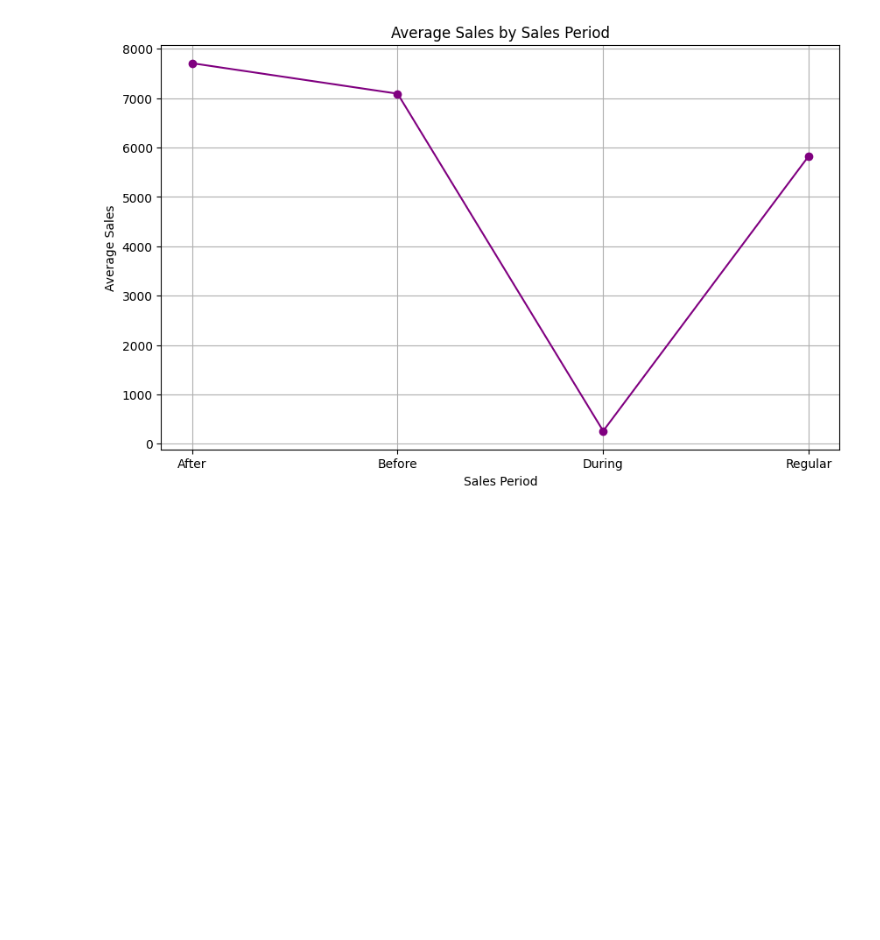
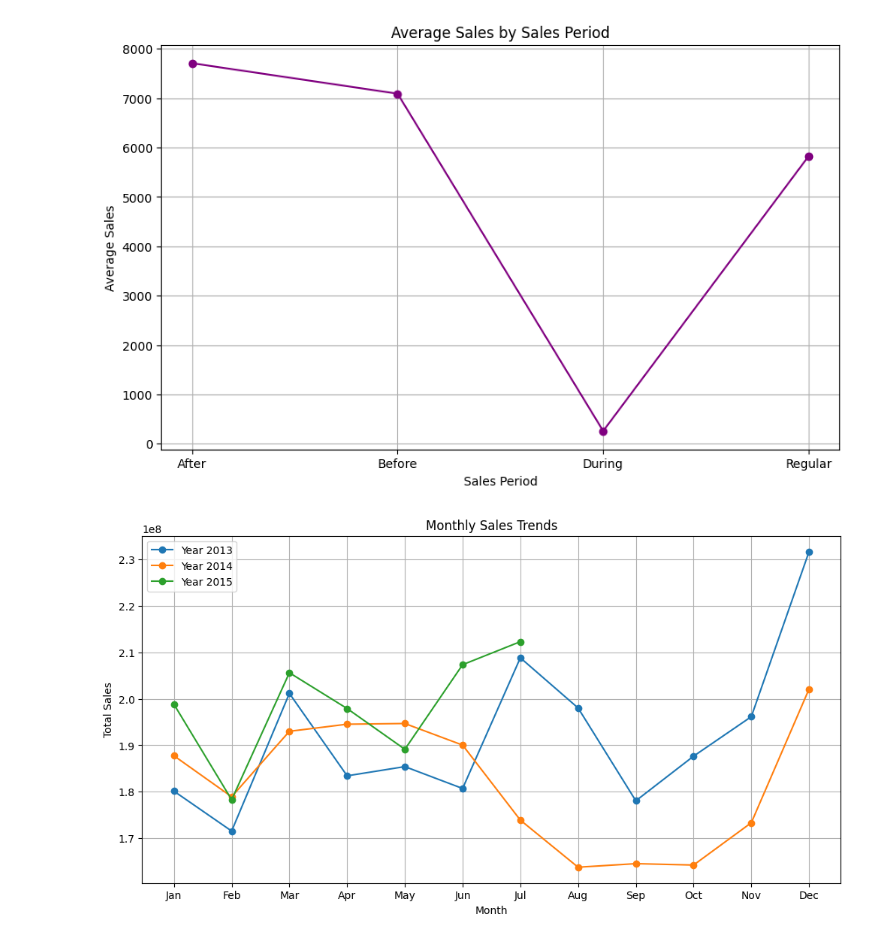
Before and after one commit to hasankere/Week4_Challenge_Document, a Jupyter notebook: notebooks/pharmacy.ipynb, the cells around one changed output. Drawn from its saved outputs; the diff is of its cells as text; code cells hidden in the pictures; blank space fills up the shorter version.

```diff
--- a/notebooks/pharmacy.ipynb
+++ b/notebooks/pharmacy.ipynb
@@ -256,3 +256,91 @@ Sales Analysis by Period:
 3     Regular  5830.705337  5319253357
 [figure]
 [figure]
+# %%
+
+# Set up logging
+logging.basicConfig(
+    filename="seasonal_behavior.log",
+    level=logging.INFO,
+    format="%(asctime)s - %(levelname)s - %(message)s"
+)
+
+# File path for train.csv
+data = r"C:\Users\Hasan\Desktop\week4"
+train_file = os.path.join(data, "train.csv")
+
+try:
+    # Load the dataset
+    logging.info("Loading train.csv...")
+    df = pd.read_csv(train_file)
+    logging.info(f"train.csv loaded successfully. Shape: {df.shape}")
+
+    # Preprocess the data
+    logging.info("Preprocessing data...")
+    df['Date'] = pd.to_datetime(df['Date'])  # Convert 'Date' to datetime
+    df['Month'] = df['Date'].dt.month       # Extract month
+    df['Year'] = df['Date'].dt.year         # Extract year
+
+    # Define holiday flags
+    logging.info("Defining seasonal flags...")
+    df['Christmas'] = df['Month'].apply(lambda x: 1 if x == 12 else 0)  # Christmas in December
+    df['Easter'] = df['Date'].apply(
+        lambda x: 1 if x in pd.to_datetime(['2022-04-17', '2023-04-09', '2024-03-31']) else 0
+    )  # Easter dates (adjust as needed)
+
+    # Aggregate sales by month and holiday flags
+    logging.info("Aggregating sales data by month and holiday flags...")
+    monthly_sales = df.groupby(['Year', 'Month'])['Sales'].sum().reset_index()
+
+    # Compare sales for Christmas and Easter
+    christmas_sales = df[df['Christmas'] == 1]['Sales'].sum()
+    easter_sales = df[df['Easter'] == 1]['Sales'].sum()
+    total_sales = df['Sales'].sum()
+
+    # Log seasonal sales
+    logging.info(f"Christmas Sales: {christmas_sales}")
+    logging.info(f"Easter Sales: {easter_sales}")
+    logging.info(f"Total Sales: {total_sales}")
+
+    # Visualize sales trends by month
+    logging.info("Visualizing sales trends by month...")
+    plt.figure(figsize=(12, 6))
+    for year in monthly_sales['Year'].unique():
+        yearly_sales = monthly_sales[monthly_sales['Year'] == year]
+        plt.plot(yearly_sales['Month'], yearly_sales['Sales'], marker='o', label=f"Year {year}")
+
+    plt.title("Monthly Sales Trends")
+    plt.xlabel("Month")
+    plt.ylabel("Total Sales")
+    plt.xticks(range(1, 13), [
+        "Jan", "Feb", "Mar", "Apr", "May", "Jun",
+        "Jul", "Aug", "Sep", "Oct", "Nov", "Dec"
+    ])
+    plt.legend()
+    plt.grid()
+    plt.savefig("monthly_sales_trends.png")
+    plt.show()
+
+    # Highlight Christmas and Easter Sales in the Visualization
+    logging.info("Visualizing Christmas and Easter sales...")
+    holiday_sales = df.groupby(['Month', 'Christmas', 'Easter'])['Sales'].sum().reset_index()
+    plt.figure(figsize=(12, 6))
+    plt.bar(holiday_sales['Month'], holiday_sales['Sales'], color=[
+        'red' if row['Christmas'] == 1 else 'blue' if row['Easter'] == 1 else 'gray'
+        for _, row in holiday_sales.iterrows()
+    ])
+    plt.title("Holiday Sales Comparison")
+    plt.xlabel("Month")
+    plt.ylabel("Total Sales")
+    plt.xticks(range(1, 13), [
+        "Jan", "Feb", "Mar", "Apr", "May", "Jun",
+        "Jul", "Aug", "Sep", "Oct", "Nov", "Dec"
+    ])
+    plt.savefig("holiday_sales_comparison.png")
+    plt.show()
+
+except Exception as e:
+    logging.error(f"An error occurred: {e}")
+    print(f"An error occurred. Check the log file for details.")
+# %% [output]
+[figure, added]
```
Also changed, not shown: parts of 1 cell of this notebook.
